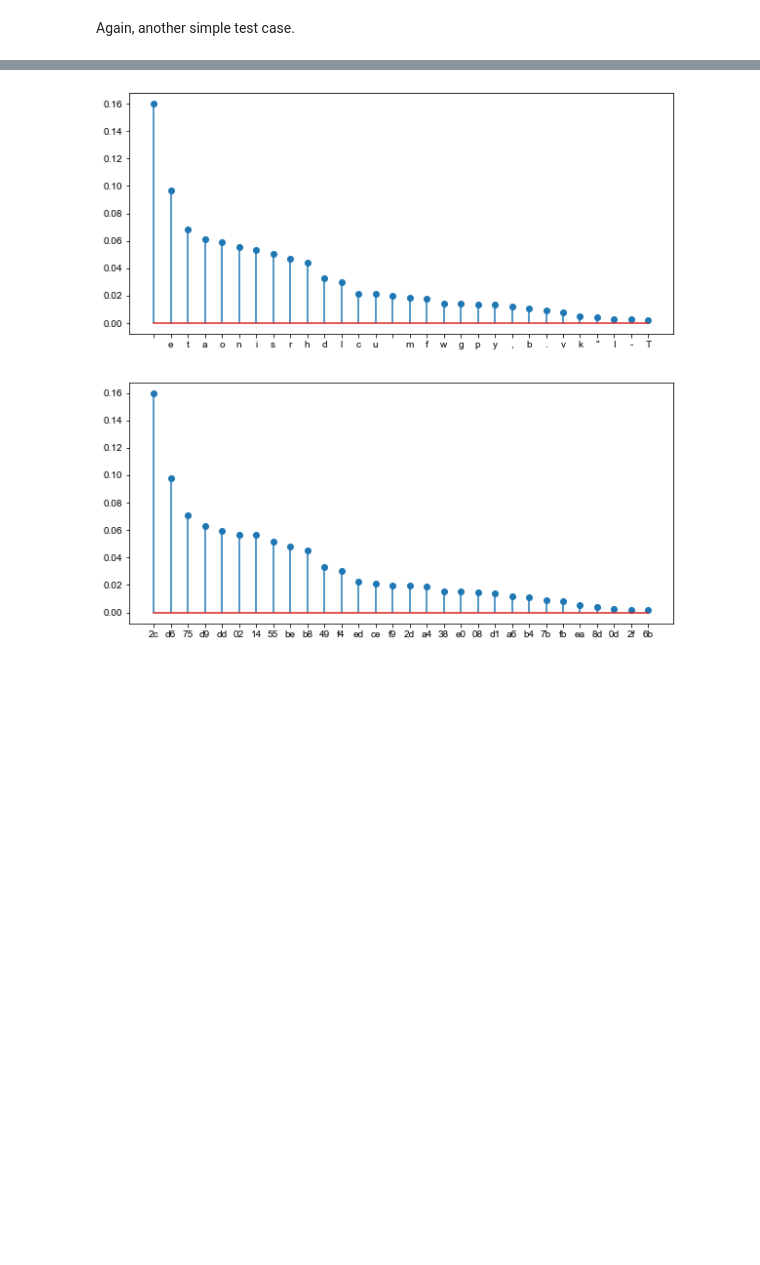
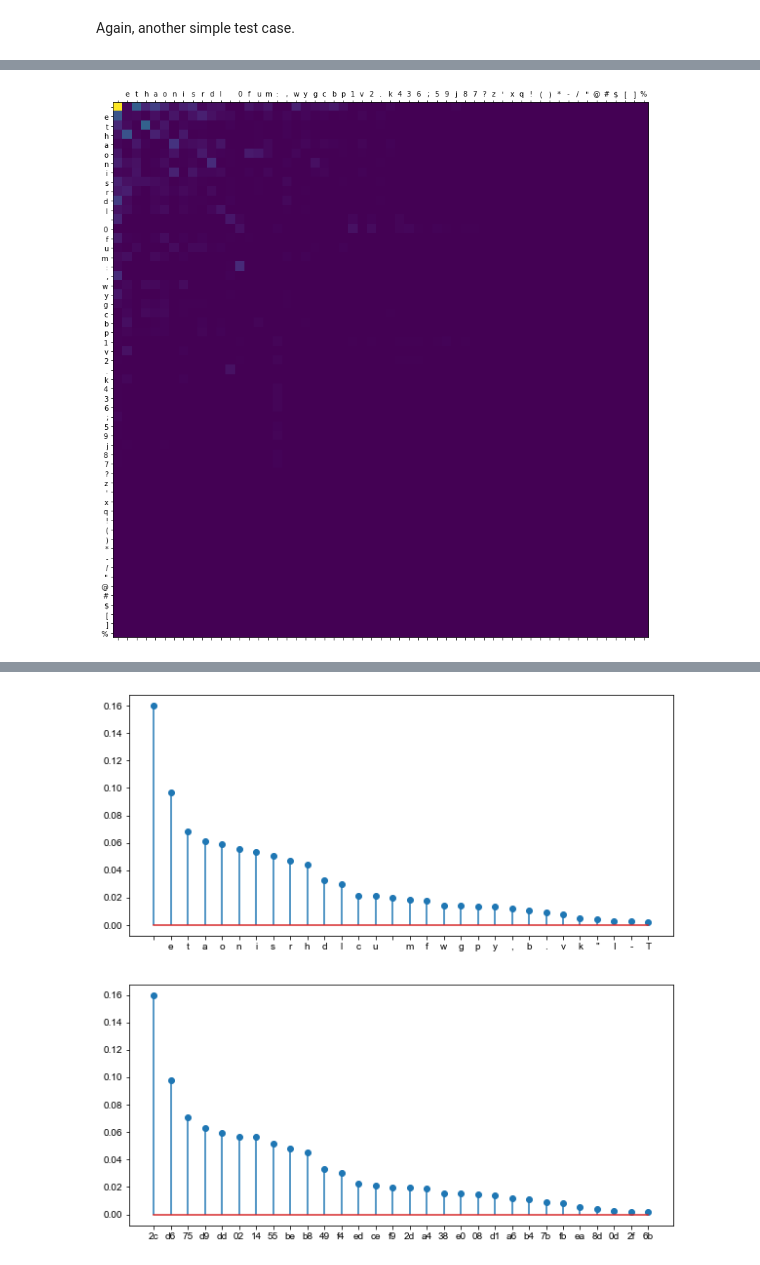
Before and after one commit to ketchers/Python-Play, a Jupyter notebook: BreakSubstitution.ipynb, the cells around one changed output, grey strips where cells are left out. Cells and saved outputs as stored; diff of their text form; code cells hidden in the pictures; blank space fills up the shorter version.

```diff
--- a/BreakSubstitution.ipynb
+++ b/BreakSubstitution.ipynb
@@ -51,9 +51,0 @@ decodedtext =  decode_string(cyphertext, decoding_map)
-# %%
-def get_char_dist(input_file):
-    char_count = dict(((i,0) for i in range(256)))
-    with open(input_file, "rb") as infile:
-        byte = infile.read(1)
-        while byte:
-            char_count[byte[0]] += 1
-            byte = infile.read(1)
-    return char_count
@@ -59,0 +90,22 @@ def get_char_dist(input_file):
+# %%
+n_chars = len(char_freq['chars'].keys())
+chars_sorted = list(char_freq['chars'].items())
+chars_sorted.sort(key=lambda x: x[1],reverse=True)
+idx_to_char = dict([(i, chars_sorted[i][0]) for i in range(len(chars_sorted))])
+char_to_idx = dict([(chars_sorted[i][0], i) for i in range(len(chars_sorted))])
+# %%
+bigram_mat = np.zeros((n_chars,n_chars))
+for i in range(n_chars):
+    for j in range(n_chars):
+        c1 = idx_to_char[i]
+        c2 = idx_to_char[j]
+        bigram_mat[i,j] = char_freq['bigrams'].get((c1,c2),0)
+
+fig, ax = plt.subplots(figsize=(14,14))
+ax.matshow(bigram_mat)
+ax.set_xticks(range(n_chars))
+ax.set_yticks(range(n_chars))
+a = ax.set_xticklabels([c for c,f in chars_sorted])
+a = ax.set_yticklabels([c for c,f in chars_sorted])
+# %% [output]
+[figure, added]
```
Also changed, not shown: parts of 7 cells of this notebook, 4 other files.
